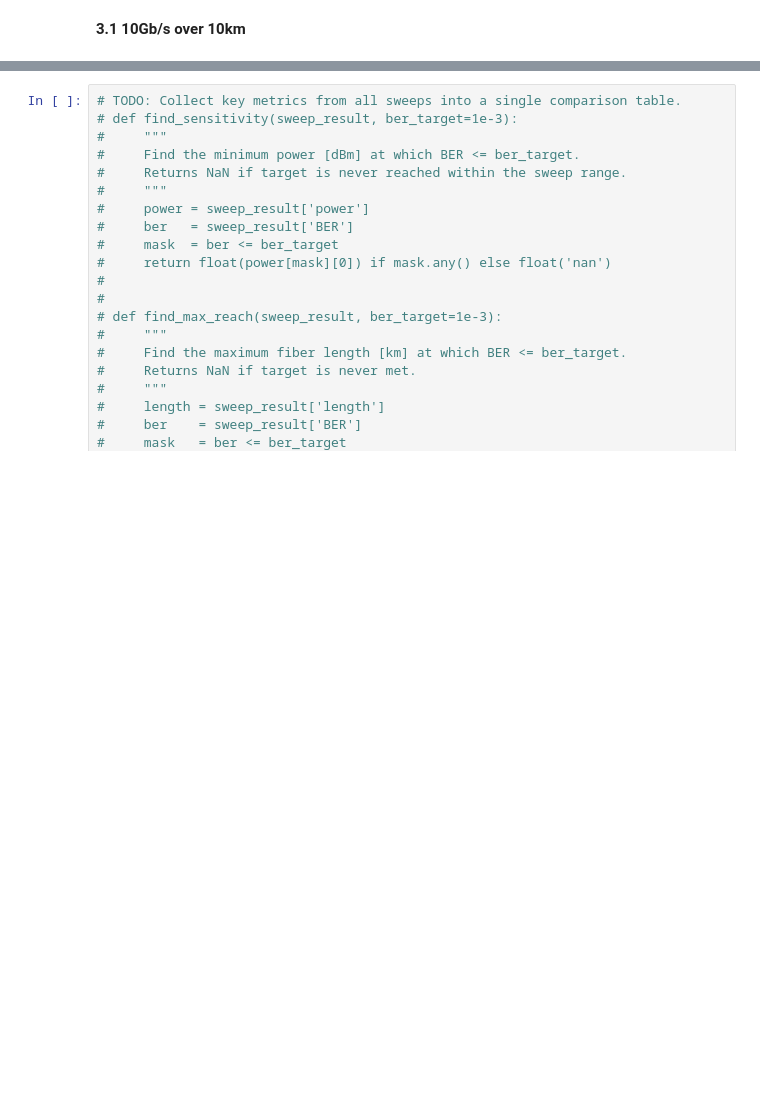
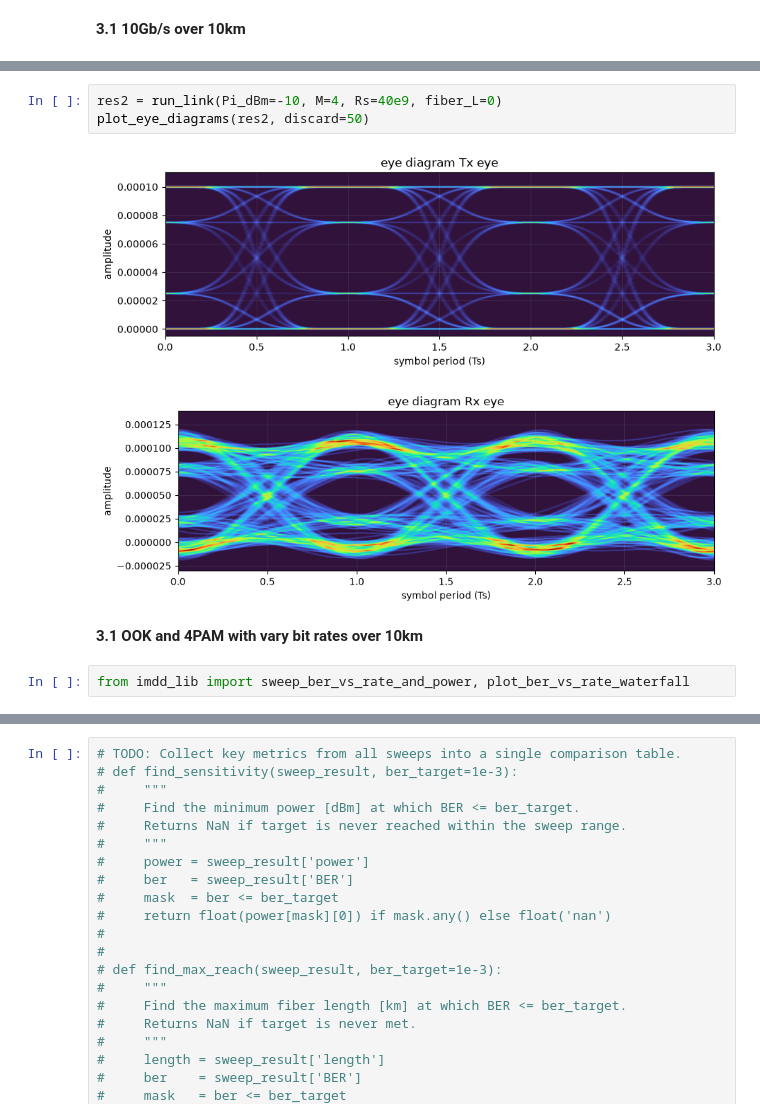
Before and after one commit to tqb634/LVTN, a Jupyter notebook: main_simulation.ipynb, the cells around one changed output, grey strips where cells are left out. Saved outputs shown, nothing was run; the diff lists cells and outputs as text; blank space fills up the shorter version.

```diff
--- a/main_simulation.ipynb
+++ b/main_simulation.ipynb
@@ -311,0 +232,10 @@ plot_ber_vs_bandwidth(
+# %%
+res2 = run_link(Pi_dBm=-10, M=4, Rs=40e9, fiber_L=0)
+plot_eye_diagrams(res2, discard=50)
+# %% [output]
+[figure, added]
+[figure, added]
+# %% [markdown]
+**3.1 OOK and 4PAM with vary bit rates over 10km**
+# %%
+from imdd_lib import sweep_ber_vs_rate_and_power, plot_ber_vs_rate_waterfall
```
Also changed, not shown: parts of 49 cells of this notebook, 10 other files.
